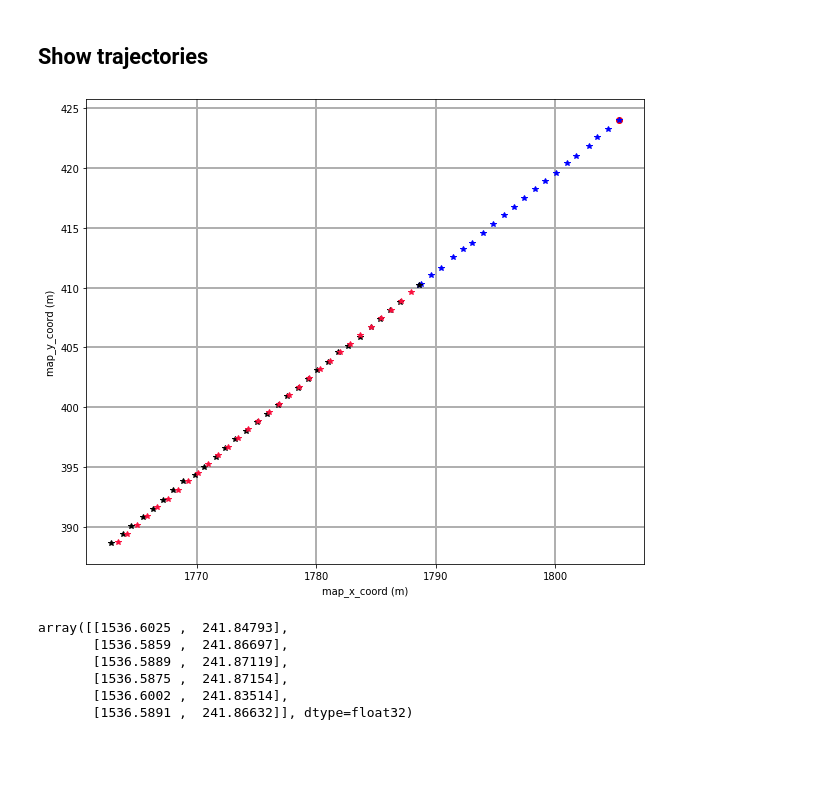
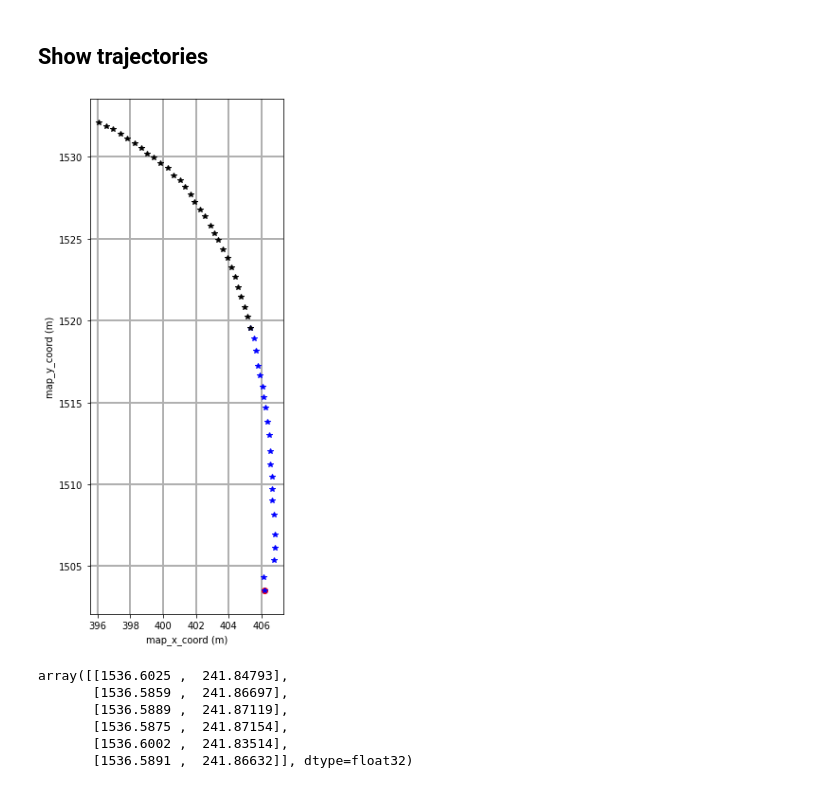
Before and after one commit to RobeSafe-UAH/SoPhie, a Jupyter notebook: traj_visualizer.ipynb, the cells around one changed output. Cells and saved outputs as stored; diff of their text form; code cells hidden in the pictures; blank space fills up the shorter version.

```diff
--- a/traj_visualizer.ipynb
+++ b/traj_visualizer.ipynb
@@ -106,12 +106,13 @@ with torch.no_grad():
             break
         batch = [tensor.cuda() for tensor in batch]
         (obs_traj, pred_traj_gt, obs_traj_rel, pred_traj_gt_rel, non_linear_obj,
-                    loss_mask, seq_start_end, frames, object_cls, obj_id, ego_origin, num_seq_list) = batch
+                    loss_mask, seq_start_end, frames, object_cls, obj_id, ego_origin, num_seq_list, _) = batch
 
         predicted_traj = []
         agent_idx = int(torch.where(object_cls==1)[0].cpu().item())
         traj_real = torch.cat([obs_traj, pred_traj_gt], dim=0)
         predicted_traj.append(traj_real[:, agent_idx,:])
+        """
         for _ in range(num_samples):
 
             # Get predictions
@@ -121,7 +122,7 @@ with torch.no_grad():
             pred_traj_fake = relative_to_abs_sgan(pred_traj_fake_rel, obs_traj[-1])
             traj_fake = torch.cat([obs_traj, pred_traj_fake], dim=0)
             predicted_traj.append(traj_fake[:,agent_idx,:])
-
+        """
         predicted_traj = torch.stack(predicted_traj, axis=0)
         predicted_traj = predicted_traj.cpu().numpy()
         output_all.append(predicted_traj)
@@ -130,26 +131,26 @@ with torch.no_grad():
 # %%
 import matplotlib
 ax = plt.gca()
 
-predicted_traj = output_all[27]
+predicted_traj = output_all[4]
 with plt.rc_context({'xtick.color': 'white', 'ytick.color': 'white'}):
     plt.grid(linestyle='-', linewidth=2)
     plt.plot(predicted_traj[0,0,0],predicted_traj[0,0,1],'-o',c='r') #starting point here
     plt.plot(predicted_traj[0,:21,0],predicted_traj[0,:21,1],'*',c='b')
 
     for i in range(len(predicted_traj)):
         if i == 0:
             c = 'black'
         else:
             c= np.random.rand(3,)
         plt.plot(predicted_traj[i,20:,0],predicted_traj[i,20:,1],'*',c=c)#np.random.rand(3,)
     plt.xlabel('map_x_coord (m)')
     plt.ylabel('map_y_coord (m)')
     ax.set_aspect('equal')
     ax.figure.set_size_inches(10,10)
     plt.show()
 # %% [output]
-[figure, old version]
+[figure, new version]
 # %%
 predicted_traj.shape
 predicted_traj[:, 0,:]
```
Also changed, not shown: parts of 1 cell of this notebook, 5 other files.
